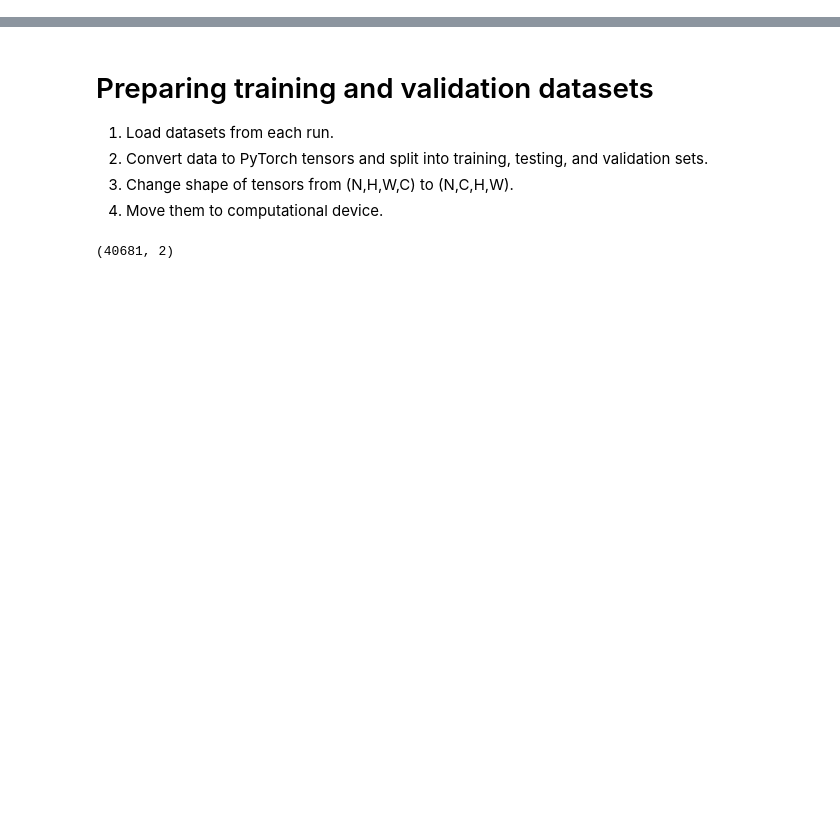
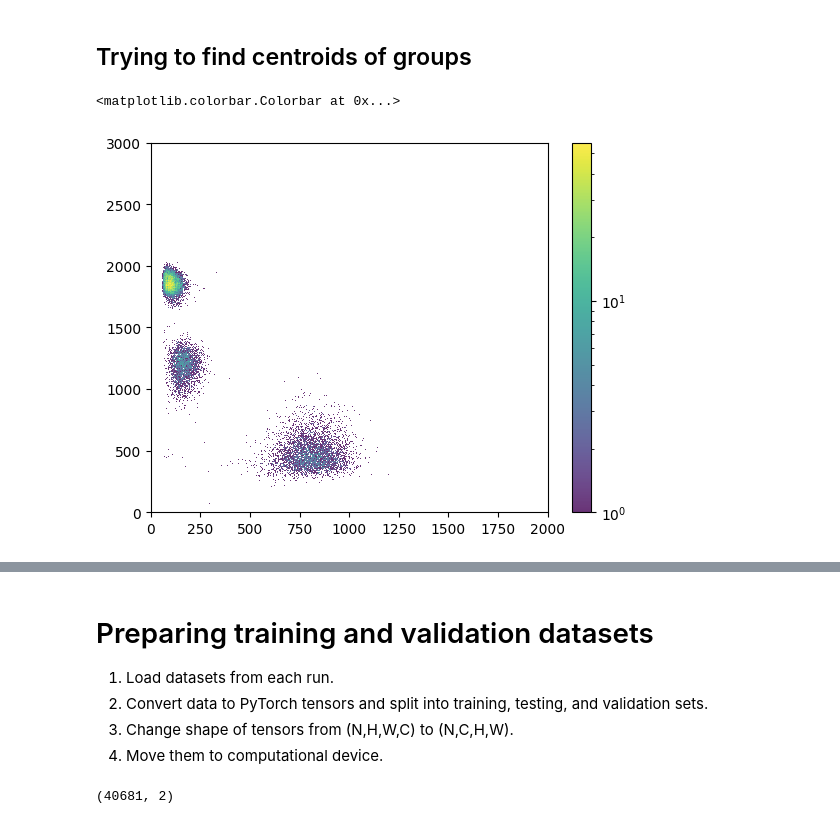
Before and after one commit to DJHoulihan/Bayesian-Optimized-HDBSCAN-for-SPS-Experiments, a Jupyter notebook: finalproject.ipynb, the cells around one changed output, grey strips where cells are left out. Drawn from its saved outputs; the diff is of its cells as text; code cells hidden in the pictures; blank space fills up the shorter version.

```diff
--- a/finalproject.ipynb
+++ b/finalproject.ipynb
@@ -27,0 +27,36 @@ import roottotext
+# %% [markdown]
+## Trying to find centroids of groups
+# %%
+import scipy.ndimage as ndi
+from skimage.feature import peak_local_max
+import matplotlib.colors as colors
+def load_data(path):
+    runs = sorted(glob.glob(os.path.join(path, '*.txt')))
+    datalist = [np.loadtxt(run, unpack = False) for run in runs]
+    return datalist
+
+def get_particle_class(label):
+    """Gets the class name for a given label.
+
+    Arguments:
+        label (int): The integer target label.
+
+    Returns:
+        The name of the class that corresponds to the given label.
+    """
+    return ['deuteron','alpha','triton'][label]
+
+
+SLABdat = load_data(path = './SLABtxt/7.3kG/')
+
+smoothed_data = ndi.gaussian_filter((SLABdat[0][:,0],SLABdat[0][:,1]), sigma=0.1)  # adjust sigma for smoothness
+# %%
+fig, ax = plt.subplots()
+hist, xedges, yedges, image = ax.hist2d(smoothed_data[0],smoothed_data[1], bins = [512,512], range = [[0,2000],[0,3000]],cmap = 'viridis', norm = colors.LogNorm(), alpha = 0.8)
+plt.colorbar(image, ax = ax)
+# plt.scatter(91,1825, facecolor = 'red')
+# plt.hist2d(SLABdat[0][:,0],SLABdat[0][:,1], bins = [512,512], range = [[0,2000],[0,3000]],cmap = 'viridis', norm = colors.LogNorm(), alpha = 0.8)
+# plt.show()
+# %% [output]
+<matplotlib.colorbar.Colorbar at 0x...>
+[figure, added]
```
Also changed, not shown: parts of 2 cells of this notebook.
